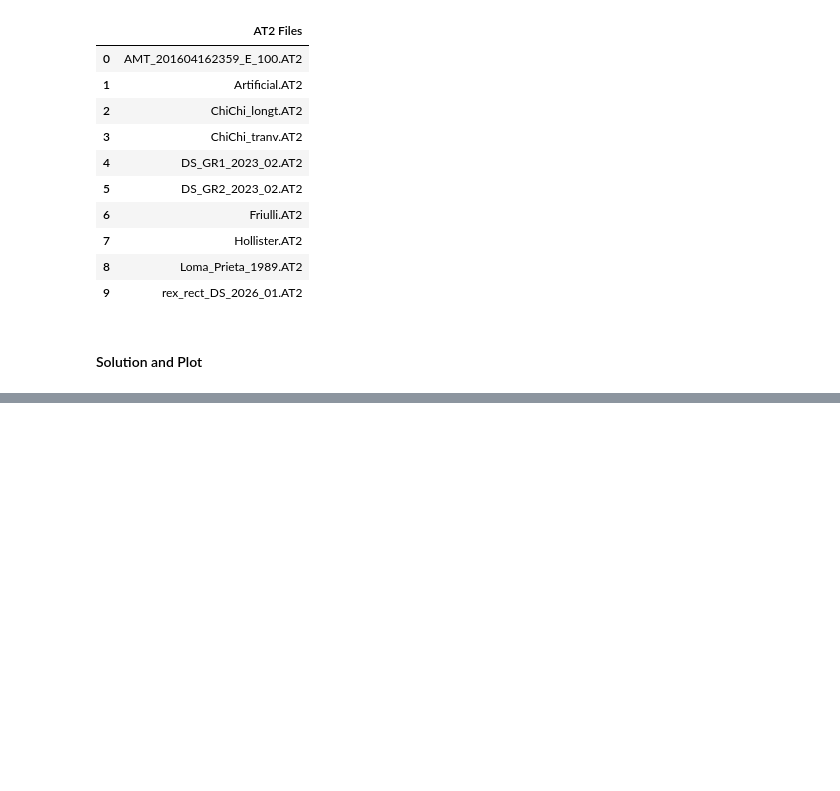
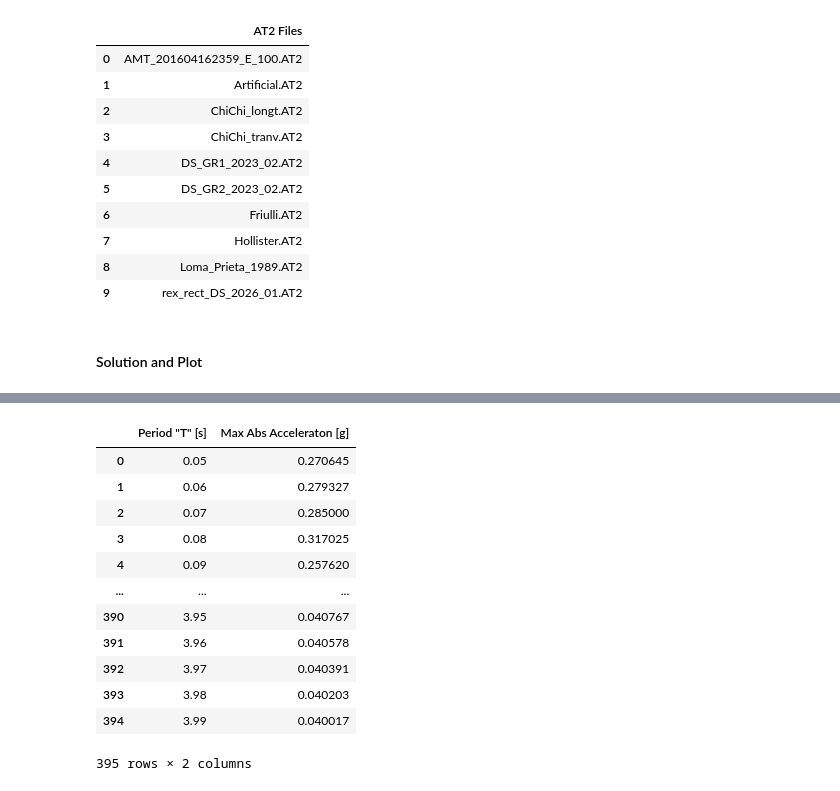
Before and after one commit to LuisGonzalo-Villamarin/Repo_Seismic_Desing, a Jupyter notebook: examples/Example_Free_motion.ipynb, the cells around one changed output, grey strips where cells are left out. Drawn from its saved outputs; the diff is of its cells as text; code cells hidden in the pictures; blank space fills up the shorter version.

```diff
--- a/examples/Example_Free_motion.ipynb
+++ b/examples/Example_Free_motion.ipynb
@@ -585,0 +588,34 @@ Resul_Bnewmark.plot_seis_Raccel(xan1, at)
+# %%
+#----------Data------------#
+To = 0.05
+Tf = 4.0
+dT = 0.01
+
+M = 1
+zi = 0.05
+selected_record = 8
+
+#----------Record------------#
+TI, SG = np.loadtxt(AT2_files[selected_record], unpack= True)
+# %%
+spec = SPEC_BNewmark(To = To, dT = dT, Tf = Tf, M = M, zi = zi,accel_record= SG, vector_time= TI)
+SA, TI = spec.Spec_Bnewmark_Jr()
+SA_df = pd.DataFrame(SA, columns= ['Max Abs Acceleraton [g]'])
+TI_df = pd.DataFrame(TI, columns= ['Period "T" [s]'])
+
+resul = pd.concat([TI_df, SA_df], axis = 1, ignore_index= False)
+resul
+# %% [output]
+|  | Period "T" [s] | Max Abs Acceleraton [g] |
+| 0 | 0.05 | 0.270645 |
+| 1 | 0.06 | 0.279327 |
+| 2 | 0.07 | 0.285000 |
+| 3 | 0.08 | 0.317025 |
+| 4 | 0.09 | 0.257620 |
+| ... | ... | ... |
+| 390 | 3.95 | 0.040767 |
+| 391 | 3.96 | 0.040578 |
+| 392 | 3.97 | 0.040391 |
+| 393 | 3.98 | 0.040203 |
+| 394 | 3.99 | 0.040017 |
+395 rows × 2 columns
```
Also changed, not shown: parts of 2 cells of this notebook, 2 other files.
